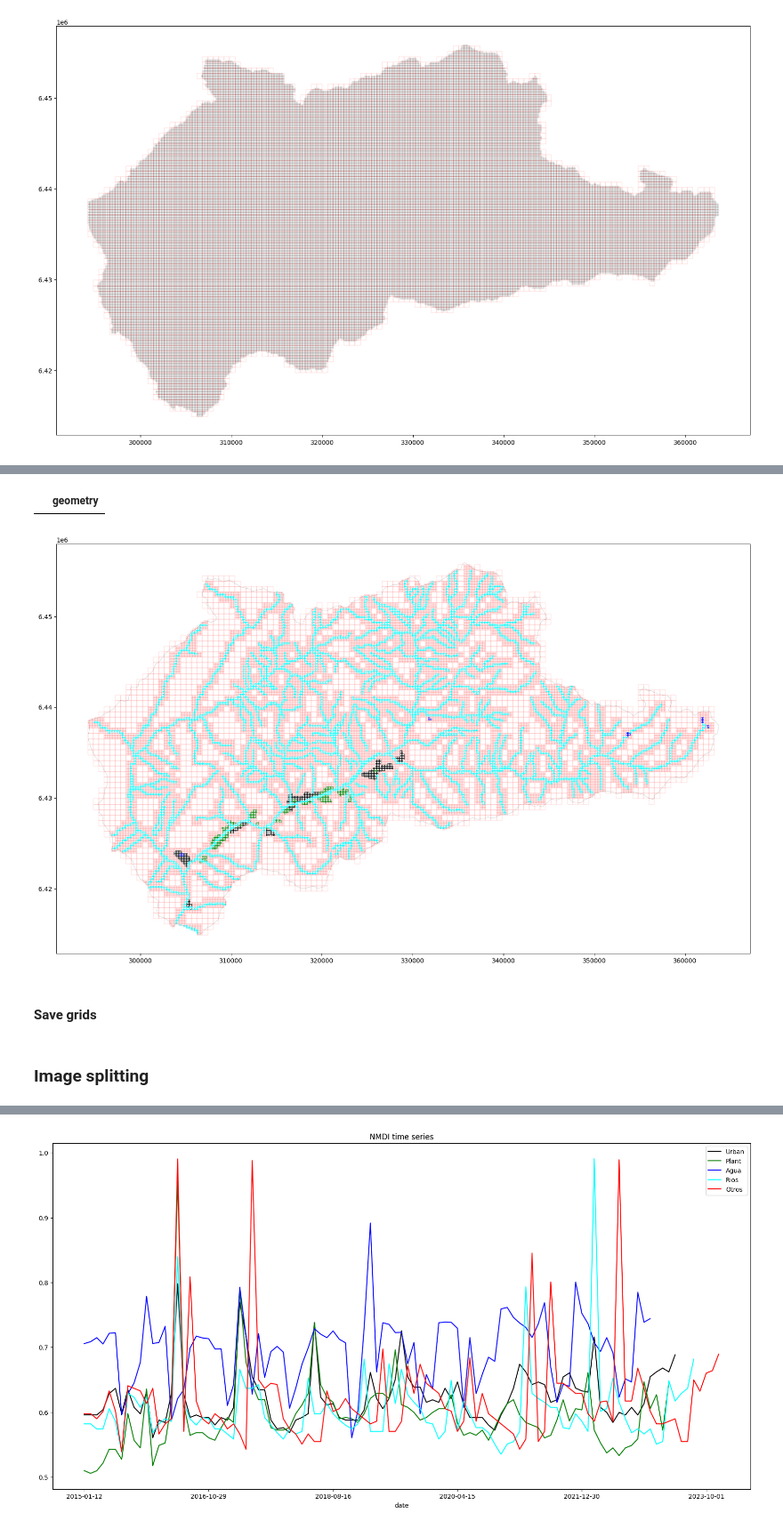
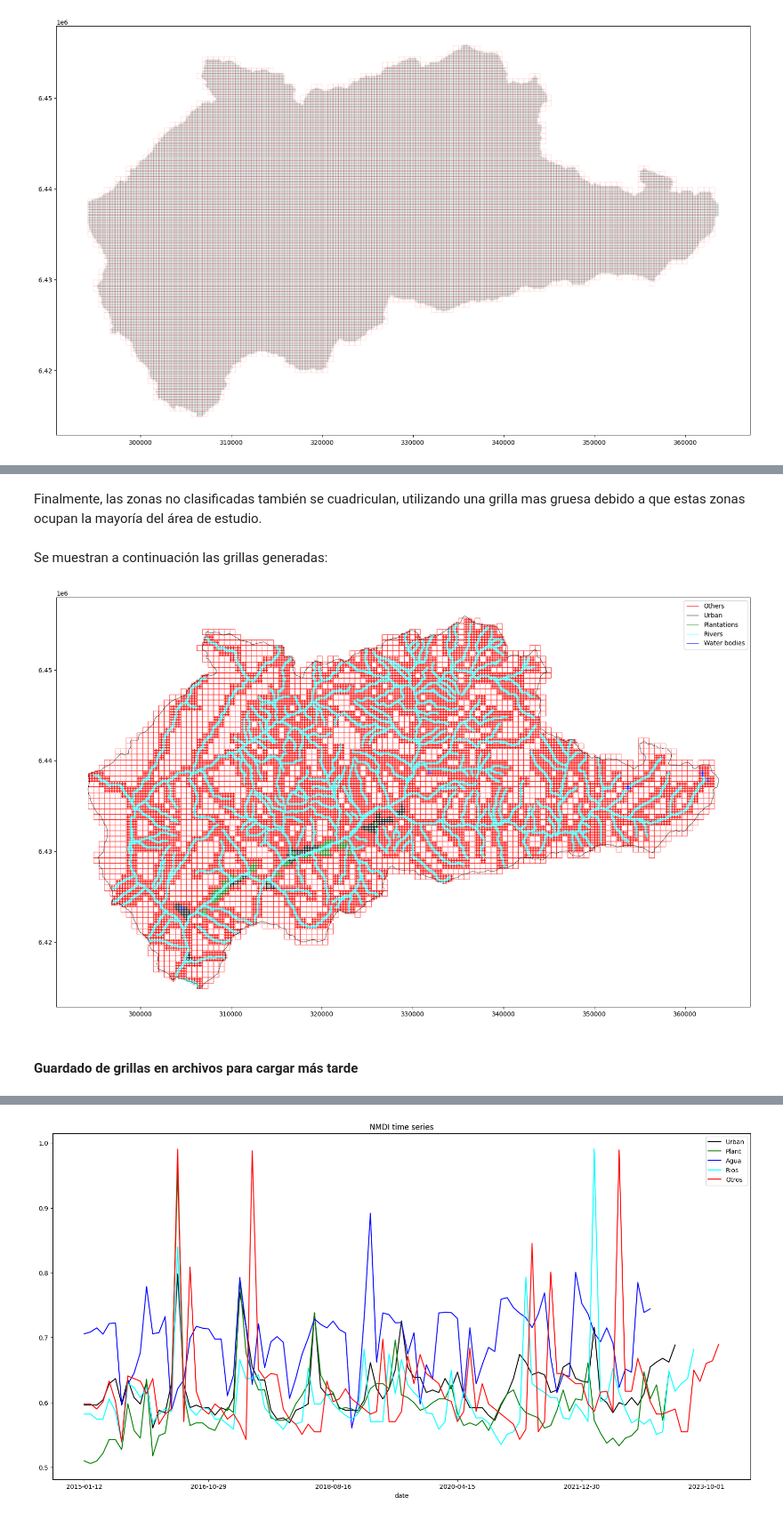
Before and after one commit to rbenatuilv/Escasez-Hidrica-Petorca, a Jupyter notebook: test_image_splitting.ipynb, the cells around one changed output, grey strips where cells are left out. Shown at 89% size. Cells and saved outputs as stored; diff of their text form; code cells hidden in the pictures.

Commit message:
feat: added description to test_image_splitting.ipynb

```diff
--- a/test_image_splitting.ipynb
+++ b/test_image_splitting.ipynb
@@ -142,6 +177,8 @@ grid_plant = grid_plant[~grid_plant.within(grid_rios.unary_union)]
 # Urban and plantaciones are exclusive and urban and rios are exclusive
 grid_urban = grid_urban[~grid_urban.within(grid_plant.unary_union)]
 grid_urban = grid_urban[~grid_urban.within(grid_rios.unary_union)]
+# %% [markdown]
+Finalmente, las zonas no clasificadas también se cuadriculan, utilizando una grilla mas gruesa debido a que estas zonas ocupan la mayoría del área de estudio.
 # %%
 # Not classified zones
 
@@ -155,33 +192,29 @@ grid_others_small = grid_small[grid_small.within(not_grid_others_large.unary_uni
 grid_others_small = grid_others_small[~grid_others_small.within(grid_class.unary_union)]
 
 grid_others = pd.concat([grid_others_small, grid_others_large], ignore_index=True).reset_index(drop=True)
-# %%
-# Proof that classified and others are exclusive
-
-grid_class[grid_class.within(grid_others.unary_union)]
-# %% [output]
-|  | geometry |
+# %% [markdown]
+Se muestran a continuación las grillas generadas:
 # %%
 fig, ax = plt.subplots(figsize=(20, 20))
 
-grid_others.boundary.plot(ax=ax, edgecolor='red', linewidth=0.1)
-grid_urban.boundary.plot(ax=ax, edgecolor='black', linewidth=0.5)
-grid_plant.boundary.plot(ax=ax, edgecolor='green', linewidth=0.5)
-grid_rios.boundary.plot(ax=ax, edgecolor='cyan', linewidth=0.5)
-grid_agua.boundary.plot(ax=ax, edgecolor='blue', linewidth=0.5)
+grid_others.boundary.plot(ax=ax, edgecolor='red', linewidth=0.5, label='Others')
+grid_urban.boundary.plot(ax=ax, edgecolor='black', linewidth=0.5, label='Urban')
+grid_plant.boundary.plot(ax=ax, edgecolor='green', linewidth=0.5, label='Plantations')
+grid_rios.boundary.plot(ax=ax, edgecolor='cyan', linewidth=0.5, label='Rivers')
+grid_agua.boundary.plot(ax=ax, edgecolor='blue', linewidth=0.5, label='Water bodies')
 
-petorca.to_crs(crs_metre).boundary.plot(ax=ax, edgecolor='black', linewidth=0.1)
+petorca.to_crs(crs_metre).boundary.plot(ax=ax, edgecolor='black', linewidth=0.5)
+
+ax.legend()
 
 plt.show()
 # %% [output]
-[figure, old version]
+[figure, new version]
-# %% [markdown]
-#### Save grids
+# %% [markdown]
+#### Guardado de grillas en archivos para cargar más tarde
 # %%
 grid_urban.to_file(os.path.join('Data', 'grids', 'grid_urban.json'), driver="GeoJSON")
 grid_plant.to_file(os.path.join('Data', 'grids', 'grid_plant.json'), driver="GeoJSON")
 grid_agua.to_file(os.path.join('Data', 'grids', 'grid_agua.json'), driver="GeoJSON")
 grid_rios.to_file(os.path.join('Data', 'grids', 'grid_rios.json'), driver="GeoJSON")
 grid_others.to_file(os.path.join('Data', 'grids', 'grid_others.json'), driver="GeoJSON")
-# %% [markdown]
-### Image splitting
```
Also changed, not shown: parts of 41 cells of this notebook.
